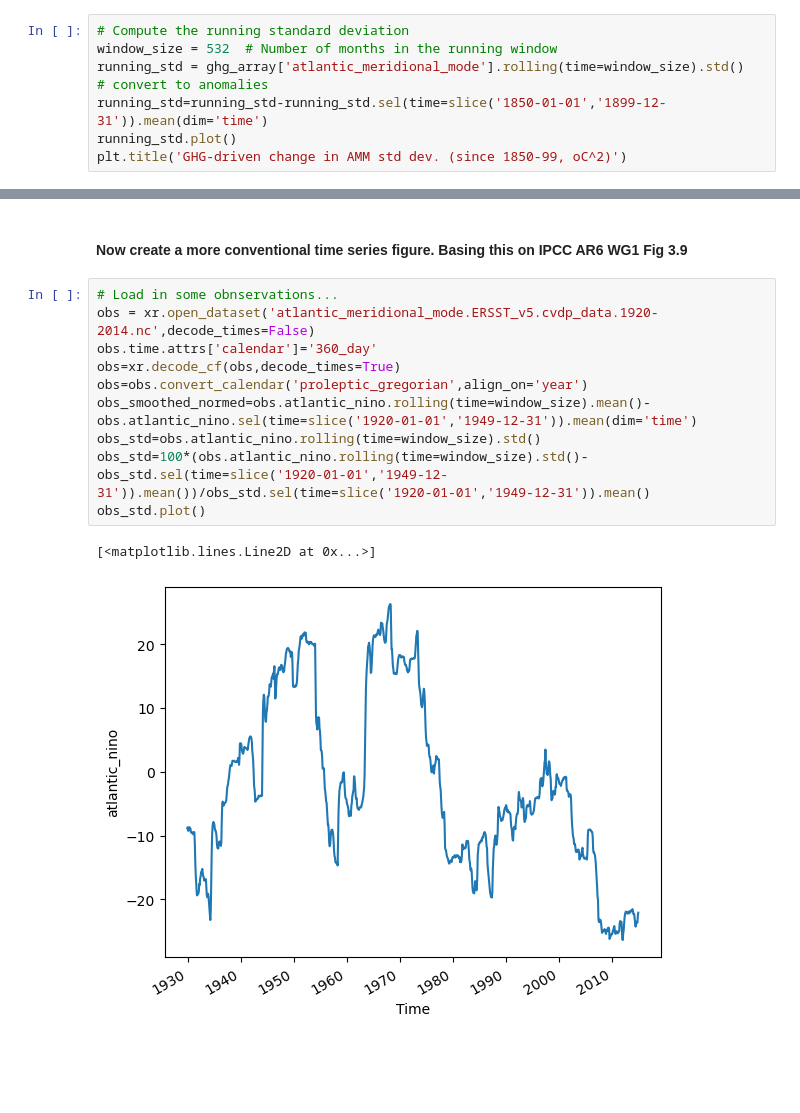
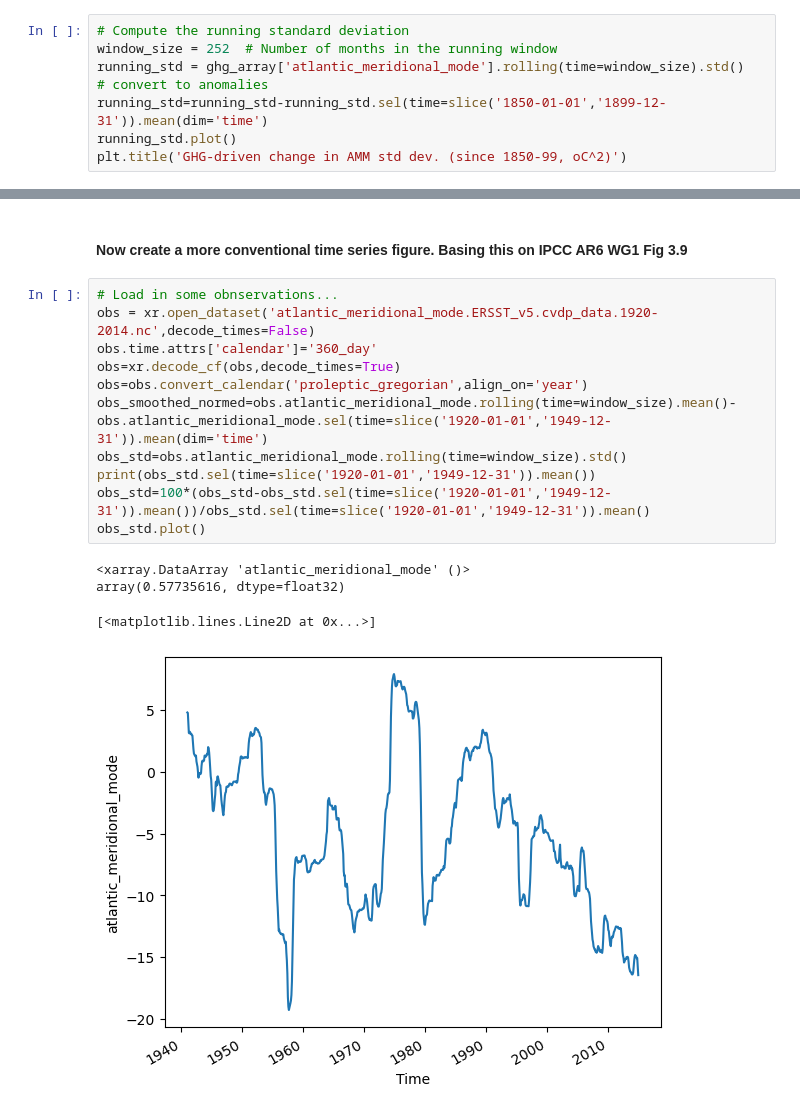
Before and after one commit to pmip4/TropicalAtlanticVariability, a Jupyter notebook: attribution/AMM-attribution.ipynb, the cells around one changed output, grey strips where cells are left out. Drawn from its saved outputs; the diff is of its cells as text; blank space fills up the shorter version.

Commit message:
making some AMM attribution plots

```diff
--- a/attribution/AMM-attribution.ipynb
+++ b/attribution/AMM-attribution.ipynb
@@ -105,7 +105,7 @@ Text(0.5, 1.0, 'AMM in GHG-driven runs (oC)')
 [figure]
 # %%
 # Compute the running standard deviation
-window_size = 532  # Number of months in the running window
+window_size = 252  # Number of months in the running window
 running_std = ghg_array['atlantic_meridional_mode'].rolling(time=window_size).std()
 # convert to anomalies
 running_std=running_std-running_std.sel(time=slice('1850-01-01','1899-12-31')).mean(dim='time')
@@ -119,16 +119,19 @@ Text(0.5, 1.0, 'GHG-driven change in AMM std dev. (since 1850-99, oC^2)')
 # %%
 # Load in some obnservations...
 obs = xr.open_dataset('atlantic_meridional_mode.ERSST_v5.cvdp_data.1920-2014.nc',decode_times=False)
 obs.time.attrs['calendar']='360_day'
 obs=xr.decode_cf(obs,decode_times=True)
 obs=obs.convert_calendar('proleptic_gregorian',align_on='year')
-obs_smoothed_normed=obs.atlantic_nino.rolling(time=window_size).mean()-obs.atlantic_nino.sel(time=slice('1920-01-01','1949-12-31')).mean(dim='time')
-obs_std=obs.atlantic_nino.rolling(time=window_size).std()
-obs_std=100*(obs.atlantic_nino.rolling(time=window_size).std()-obs_std.sel(time=slice('1920-01-01','1949-12-31')).mean())/obs_std.sel(time=slice('1920-01-01','1949-12-31')).mean()
+obs_smoothed_normed=obs.atlantic_meridional_mode.rolling(time=window_size).mean()-obs.atlantic_meridional_mode.sel(time=slice('1920-01-01','1949-12-31')).mean(dim='time')
+obs_std=obs.atlantic_meridional_mode.rolling(time=window_size).std()
+print(obs_std.sel(time=slice('1920-01-01','1949-12-31')).mean())
+obs_std=100*(obs_std-obs_std.sel(time=slice('1920-01-01','1949-12-31')).mean())/obs_std.sel(time=slice('1920-01-01','1949-12-31')).mean()
 obs_std.plot()
 # %% [output]
-[<matplotlib.lines.Line2D at 0x...>]
+<xarray.DataArray 'atlantic_meridional_mode' ()>
+array(0.57735616, dtype=float32)
+[<matplotlib.lines.Line2D at 0x...>]
-[figure, old version]
+[figure, new version]
 # %%
 # Compute the median and percentile ranges along the y-axis
 print(aer_array)
```
Also changed, not shown: parts of 3 cells of this notebook.
